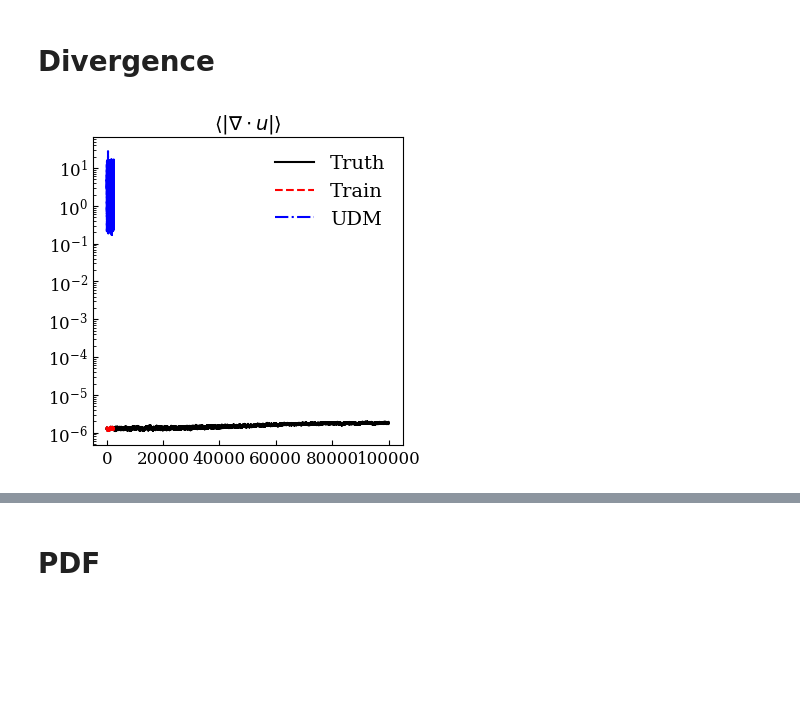
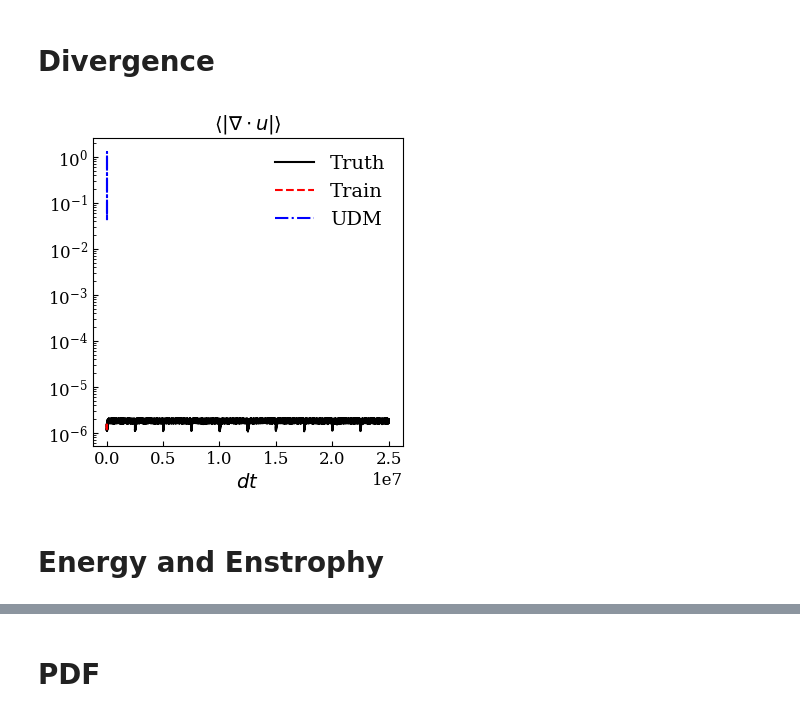
Before and after one commit to jakharkaran/2DTurbDiffusion, a Jupyter notebook: eval/plot_long_analysis_single.ipynb, the cells around one changed output, grey strips where cells are left out. Saved outputs shown, nothing was run; the diff lists cells and outputs as text; code cells hidden in the pictures; blank space fills up the shorter version.

```diff
--- a/eval/plot_long_analysis_single.ipynb
+++ b/eval/plot_long_analysis_single.ipynb
@@ -5,16 +5,40 @@ import matplotlib.pyplot as plt
 from matplotlib.lines import Line2D
 import yaml
 
-from analysis.metrics import return_period_bins, ensemble_return_period_amplitude, corr_truth_train_model
+# import the modules
+from analysis.metrics import corr_truth_train_model
+from analysis.return_period import return_period_bins, ensemble_return_period_amplitude, return_period_empirical
 from analysis.io_utils import data2density
 from analysis.plot_config import params, contourLevels, colormap
 plt.rcParams.update(params)
 
-root_emulator_dir = '/home/exouser/karan/2DTurbDiffusion_cnditional/results/UDM_Sampling/UDM_Corrd_s1_Oaw_lrC1e4_wd1e6/'
+root_emulator_dir = '/home/exouser/karan/2DTurbDiffusion_cnditional/results/CDM_s3_Oaw_lrC3e4C200_e1000/'
+# root_emulator_dir = '/home/exouser/karan/2DTurbDiffusion_cnditional/results/CDM_Coord_s3_Oaw_lrC3e4/'
+
 # root_emulator_dir = '/home/exouser/karan/2DTurbDiffusion_cnditional/results/cond0_step3_prev2_2500/'
-run_num = 1 # For Conditonal DM
-analysis_dir_train = '/home/exouser/karan/2DTurbDiffusion_cnditional/eval/results/train_step1_2500/analysis/train/'
-analysis_dir_truth = '/home/exouser/karan/2DTurbDiffusion_cnditional/eval/results/truth_step1_100000/analysis/truth/'
+run_name = '1_0' # For Conditonal DM
+
+# analysis_dir_train = '/home/exouser/karan/2DTurbDiffusion_cnditional/eval/results/train_step1_5000_7500/analysis/train/'
+analysis_dir_train = '/home/exouser/karan/2DTurbDiffusion_cnditional/eval/results/train_step3_10000_17500/analysis/train/'
+
+# analysis_dir_train = '/home/exouser/karan/2DTurbDiffusion_cnditional/eval/results/train_step3_12500_20000/analysis/train/'
+# analysis_dir_train = '/home/exouser/karan/2DTurbDiffusion_cnditional/eval/results/train_step3_15000_22500/analysis/train/'
+# analysis_dir_train = '/home/exouser/karan/2DTurbDiffusion_cnditional/eval/results/train_step3_20000_27500/analysis/train/'
+# analysis_dir_train = '/home/exouser/karan/2DTurbDiffusion_cnditional/eval/results/train_step3_25000_32500/analysis/train/'
+# analysis_dir_train = '/home/exouser/karan/2DTurbDiffusion_cnditional/eval/results/train_step3_100000_107500/analysis/train/'
+# analysis_dir_train = '/home/exouser/karan/2DTurbDiffusion_cnditional/eval/results/train_step3_350000_357500/analysis/train/'
+# analysis_dir_train = '/home/exouser/karan/2DTurbDiffusion_cnditional/eval/results/train_step3_425000_432500/analysis/train/'
+# analysis_dir_train = '/home/exouser/karan/2DTurbDiffusion_cnditional/eval/results/train_step3_490000_497500/analysis/train/'
+
+# analysis_dir_train = '/home/exouser/karan/2DTurbDiffusion_cnditional/eval/results/train_step3_100000_107500/analysis/train/'
+
+# analysis_dir_truth = '/home/exouser/karan/2DTurbDiffusion_cnditional/eval/results/truth_step1_100000/analysis/truth/'
+# analysis_dir_truth = '/home/exouser/karan/2DTurbDiffusion_cnditional/eval/results/truth_Re500_fkx4fky4_r0.1_b20_dt0.02_25000000/A/'
+analysis_dir_truth = '/home/exouser/karan/2DTurbDiffusion_cnditional/eval/results/truth/all/'
+
+# analysis_dir_truth = '/home/exouser/karan/2DTurbDiffusion_cnditional/eval/results/truth_Re500_fkx4fky4_r0.1_b20_dt0.02_25000000/all/'
+
+# analysis_dir_truth = '/home/exouser/karan/2DTurbDiffusion_cnditional/eval/results/truth_step3_305000_605000/analysis/truth/'
 
 
 yaml_files = glob.glob(os.path.join(root_emulator_dir, "*.yaml"))
@@ -25,8 +49,8 @@ diffusion_config = emulator_config['diffusion_params']
 model_config = emulator_config['model_params']
 
 if diffusion_config['conditional']:
-    analysis_dir_emulator = os.path.join(root_emulator_dir, "analysis", "emulator", str(run_num))
-    plt_save_dir = os.path.join(root_emulator_dir, "figures", str(run_num))
+    analysis_dir_emulator = os.path.join(root_emulator_dir, "analysis", "emulator", run_name)
+    plt_save_dir = os.path.join(root_emulator_dir, "figures", run_name)
 else:
     analysis_dir_emulator = os.path.join(root_emulator_dir, "analysis", "emulator")
     plt_save_dir = os.path.join(root_emulator_dir, "figures")
@@ -41,6 +65,9 @@ color=['k', 'r', 'b']
 
 Lx, Ly = 2*np.pi, 2*np.pi
 Nx, Ny = model_config['im_size'], model_config['im_size']
+
+dt_DNS = 0.0005
+dt_emulator = 0.02
 # %% [markdown]
 # Spectra
 # %%
@@ -381,17 +619,20 @@ plt.savefig(plt_save_dir + '/zonal_EOFs.png', dpi=600, bbox_inches='tight')
 # %%
 fig, axes = plt.subplots(1, figsize=(4, 4))
 
 for i, analysis_dir in enumerate(analysis_dir_arr):
 
     data = np.load(analysis_dir + "/div.npz")
     div = data['div']
 
     axes.semilogy(div, colors_markers[i], label=label[i])
 
 
 axes.set_title(r'$ \langle |\nabla \cdot u |\rangle$')
+axes.set_xlabel(r'$dt$')
 axes.legend(frameon=False)
 
 plt.savefig(plt_save_dir + '/div.png', dpi=600, bbox_inches='tight')
 # %% [output]
-[figure, old version]
+[figure, new version]
+# %% [markdown]
+# Energy and Enstrophy
```
Also changed, not shown: parts of 16 cells of this notebook, 4 other files.
